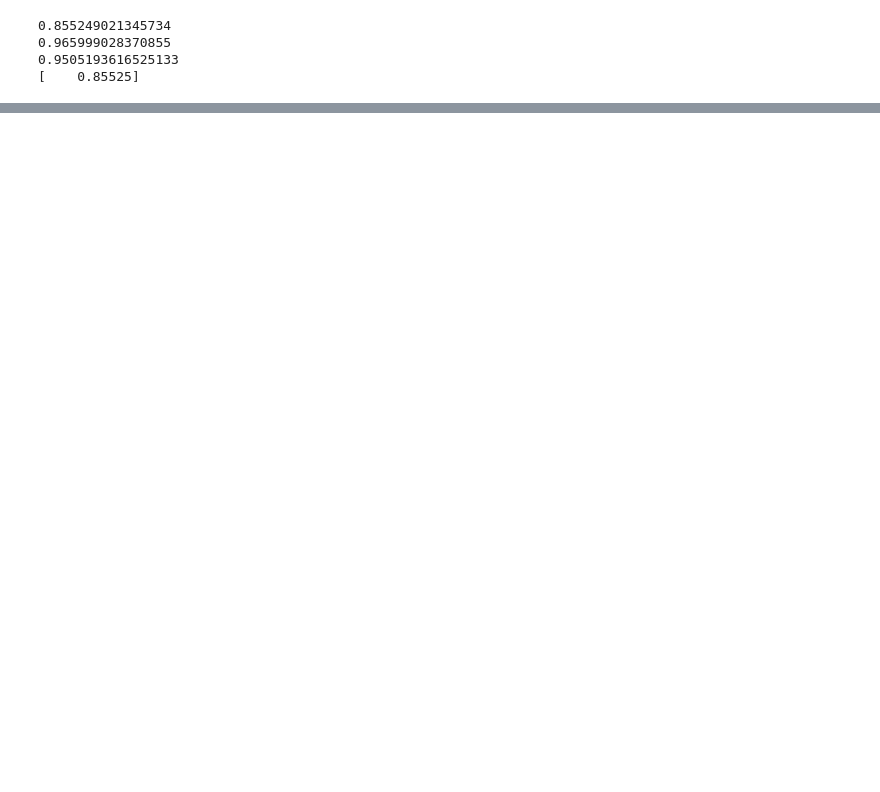
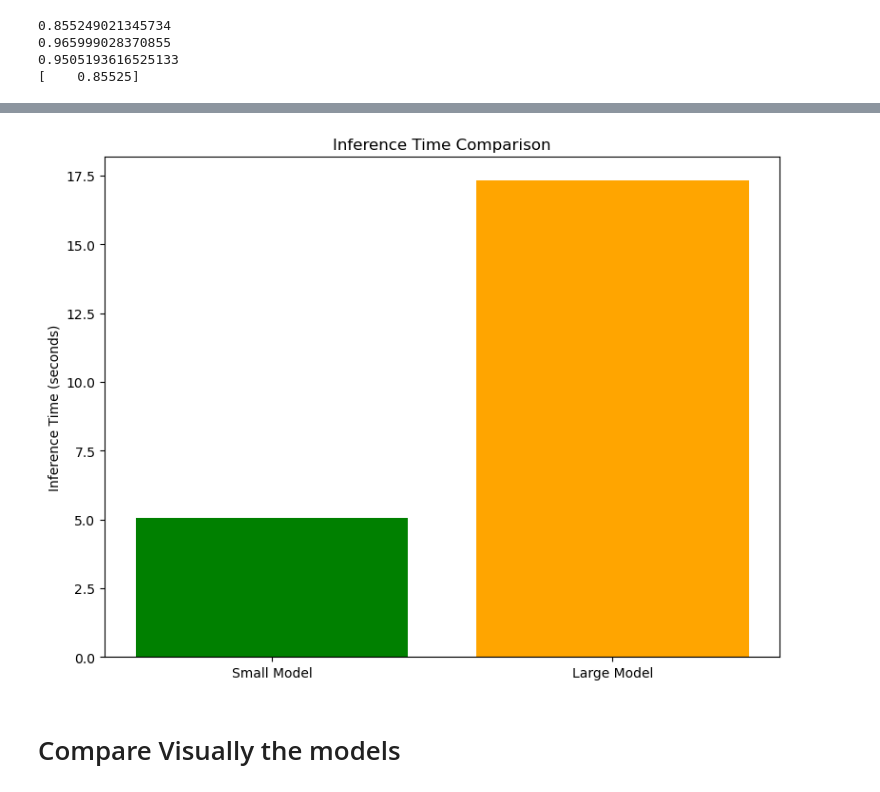
Before and after one commit to izellale/probe_detection, a Jupyter notebook: notebooks/training_yolo.ipynb, the cells around one changed output, grey strips where cells are left out. Saved outputs shown, nothing was run; the diff lists cells and outputs as text; code cells hidden in the pictures; blank space fills up the shorter version.

```diff
--- a/notebooks/training_yolo.ipynb
+++ b/notebooks/training_yolo.ipynb
@@ -104,0 +215,23 @@ print(metrics_v11l.box.maps)  # list of mAP50-95 for each category
+# %%
+# Calculate percentage increase in inference time
+inference_small = metrics_v11s.speed['inference']
+inference_large = metrics_v11l.speed['inference']
+# percentage_increase = ((inference_large - inference_small) / inference_small) * 100
+
+# Plot Inference Speed Increase
+fig, ax = plt.subplots(figsize=(8, 6))
+
+ax.bar(['Small Model', 'Large Model'], [inference_small, inference_large], color=['green', 'orange'])
+
+ax.set_ylabel('Inference Time (seconds)')
+ax.set_title('Inference Time Comparison')
+
+# Annotate percentage increase
+# ax.text(1, inference_large, f'{percentage_increase:.2f}% increase', ha='center', va='bottom')
+
+plt.tight_layout()
+plt.show()
+# %% [output]
+[figure, added]
+# %% [markdown]
+# Compare Visually the models
```
Also changed, not shown: parts of 19 cells of this notebook.
